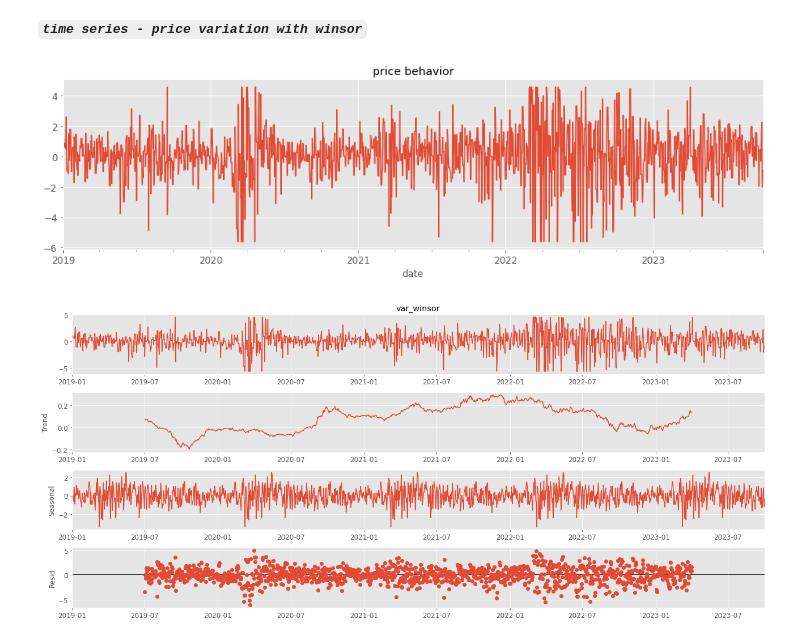
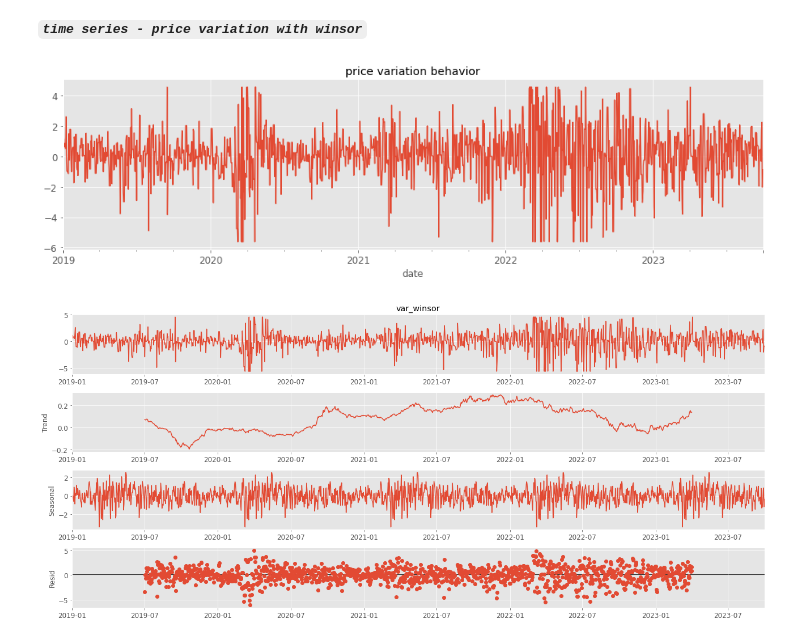
Before and after one commit to miguelvelazco0116/PriceSim, a Jupyter notebook: genhyp_prices.ipynb, the cells around one changed output. Drawn from its saved outputs; the diff is of its cells as text; code cells hidden in the pictures.

Commit message:
prices

```diff
--- a/genhyp_prices.ipynb
+++ b/genhyp_prices.ipynb
@@ -407,10 +404,10 @@ df_temporal_raw = df.set_index('date')
 y = df_temporal_raw['var_winsor'].resample('D').sum()
 # %%
 y.plot(figsize = (16,4))
-plt.title('price behavior')
+plt.title('price variation behavior')
 plt.show()
 # %% [output]
-[figure, old version]
+[figure, new version]
 # %%
 from pylab import rcParams
 rcParams['figure.figsize'] = 18, 8
```
Also changed, not shown: parts of 48 cells of this notebook.
